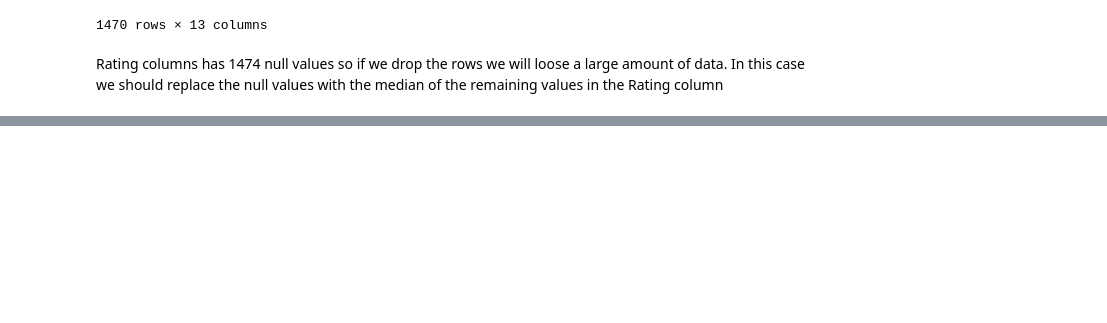
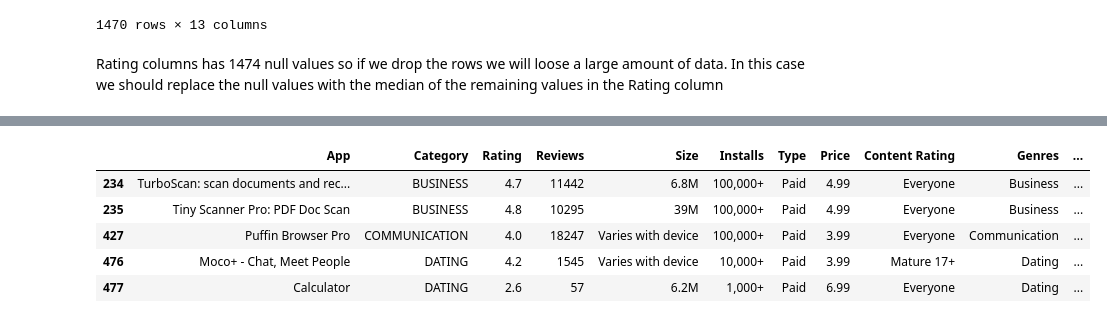
Before and after one commit to sumaiyasiddiqa/Play-store-app-review-analysis, a Jupyter notebook: Play_Store_App_Review_Analysis_(Sumaiya_Siddiqa).ipynb, the cells around one changed output, grey strips where cells are left out. Cells and saved outputs as stored; diff of their text form; code cells hidden in the pictures; blank space fills up the shorter version.

```diff
--- a/Play_Store_App_Review_Analysis_(Sumaiya_Siddiqa).ipynb
+++ b/Play_Store_App_Review_Analysis_(Sumaiya_Siddiqa).ipynb
@@ -274,0 +367,3 @@ ps_df['Rating'] = ps_df['Rating'].transform(replace_with_median)
+# %%
+ps_df['Last Updated']=pd.to_datetime(ps_df['Last Updated'])
+ps_df.info()
@@ -274,0 +410,24 @@ ps_df['Rating'] = ps_df['Rating'].transform(replace_with_median)
+# %%
+#Creating a userdefined function to drop the $ symbol
+prices = [i for i in ps_df['Price']]
+
+def clean_prices(prices_list):
+    cleaned_data = []
+    for price in prices_list:
+        if '$' in price:
+            price = price.replace('$', '')
+        cleaned_data.append(price)
+    return cleaned_data
+
+ps_df['Price'] = clean_prices(prices)
+ps_df['Price'] = ps_df['Price'].astype(float)
+# %%
+#Checking if the $ symbol is removed
+ps_df[ps_df['Price']!=0].head()
+# %% [output]
+|  | App | Category | Rating | Reviews | Size | Installs | Type | Price | Content Rating | Genres | ... |
+| 234 | TurboScan: scan documents and rec... | BUSINESS | 4.7 | 11442 | 6.8M | 100,000+ | Paid | 4.99 | Everyone | Business | ... |
+| 235 | Tiny Scanner Pro: PDF Doc Scan | BUSINESS | 4.8 | 10295 | 39M | 100,000+ | Paid | 4.99 | Everyone | Business | ... |
+| 427 | Puffin Browser Pro | COMMUNICATION | 4.0 | 18247 | Varies with device | 100,000+ | Paid | 3.99 | Everyone | Communication | ... |
+| 476 | Moco+ - Chat, Meet People | DATING | 4.2 | 1545 | Varies with device | 10,000+ | Paid | 3.99 | Mature 17+ | Dating | ... |
+| 477 | Calculator | DATING | 2.6 | 57 | 6.2M | 1,000+ | Paid | 6.99 | Everyone | Dating | ... |
```
Also changed, not shown: parts of 22 cells of this notebook.
